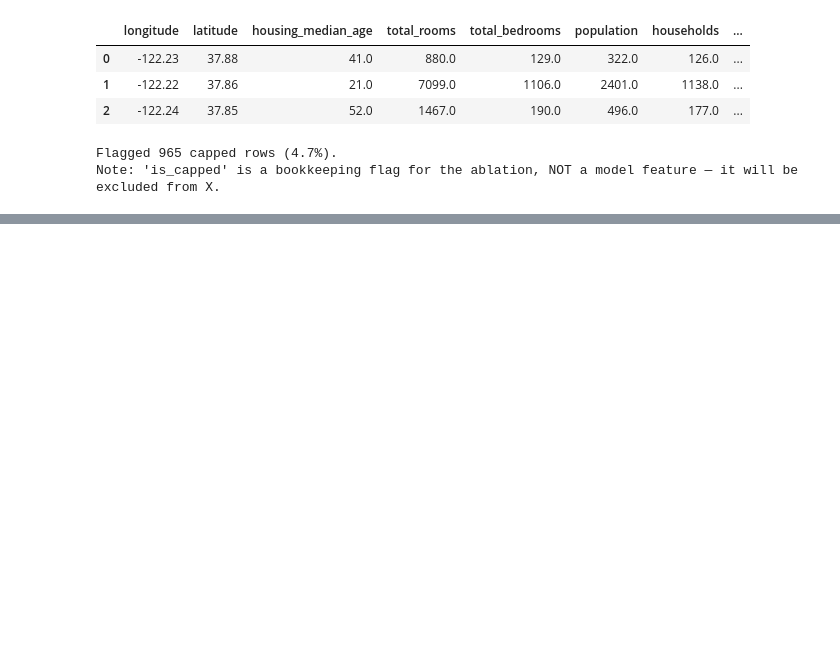
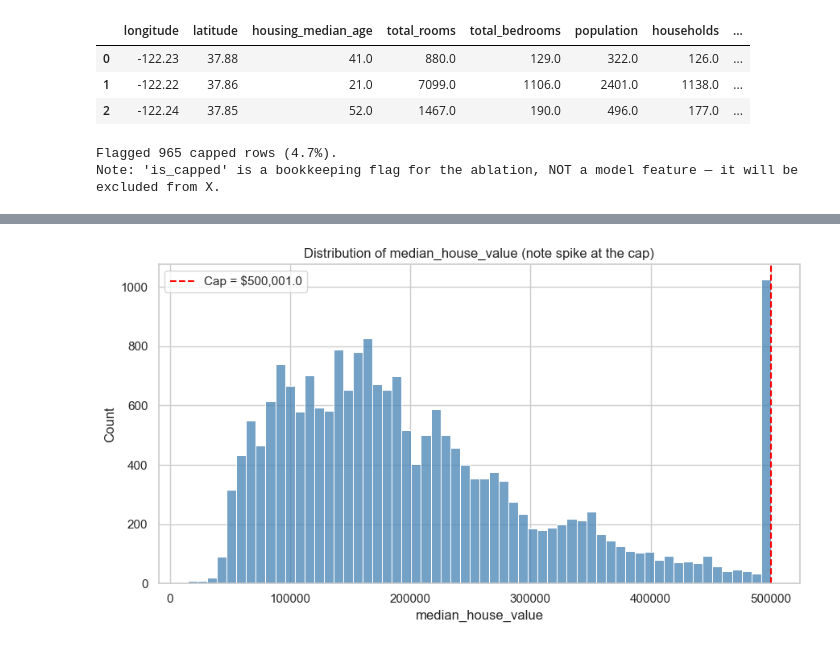
Before and after one commit to Arush70/California-House-Pridictor, a Jupyter notebook: notebooks/Training_Models.ipynb, the cells around one changed output, grey strips where cells are left out. Cells and saved outputs as stored; diff of their text form; code cells hidden in the pictures; blank space fills up the shorter version.

```diff
--- a/notebooks/Training_Models.ipynb
+++ b/notebooks/Training_Models.ipynb
@@ -306,0 +338,28 @@ Note: 'is_capped' is a bookkeeping flag for the ablation, NOT a model feature
+# %%
+# Stage 5b: Verify engineered features (raw total vs ratio)
+#
+# This is the "demonstrate, don't assert" check: we show the per-household
+# ratios correlate MORE strongly with the target than the raw totals do.
+
+
+
+target = "median_house_value"
+
+pairs = [
+    ("total_rooms",    "rooms_per_household"),
+    ("total_bedrooms", "bedrooms_per_room"),
+    ("population",      "population_per_household"),
+]
+
+print(f"{'feature':<28}{'corr with target':>18}")
+print("-" * 46)
+for raw, ratio in pairs:
+    c_raw   = housing_encoded[raw].corr(housing_encoded[target])
+    c_ratio = housing_encoded[ratio].corr(housing_encoded[target])
+    print(f"{raw:<28}{c_raw:>18.3f}")
+    print(f"  -> {ratio:<24}{c_ratio:>18.3f}")
+    print()
+
+print("median_income corr with target: "
+      f"{housing_encoded['median_income'].corr(housing_encoded[target]):.3f}  "
+      "(strongest single predictor)")
@@ -306,0 +379,17 @@ Note: 'is_capped' is a bookkeeping flag for the ablation, NOT a model feature
+# %%
+# Stage 5c: Target distribution — visualise the cap artefact
+
+
+
+plt.figure(figsize=(9, 5))
+sns.histplot(housing_encoded[target], bins=60, kde=False, color="steelblue")
+plt.axvline(CAP_VALUE, color="red", linestyle="--",
+            label=f"Cap = ${CAP_VALUE:,}")
+plt.title("Distribution of median_house_value (note spike at the cap)")
+plt.xlabel("median_house_value")
+plt.legend()
+plt.tight_layout()
+plt.savefig("../figures/target_distribution.png", dpi=150, bbox_inches="tight")
+plt.show()
+# %% [output]
+[figure, added]
```
Also changed, not shown: parts of 4 cells of this notebook, 3 other files.
